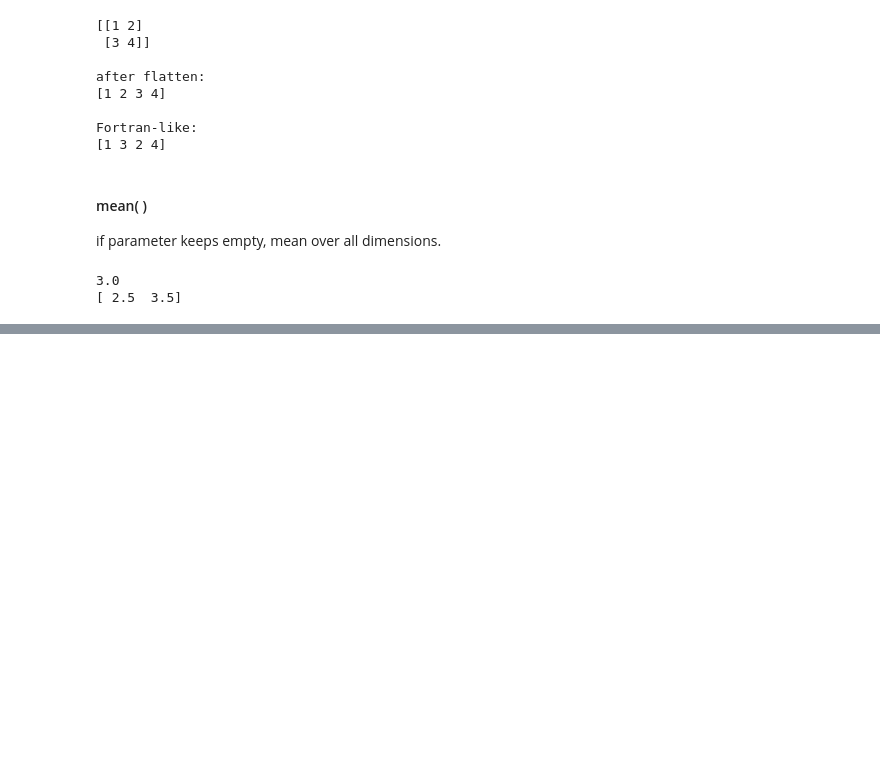
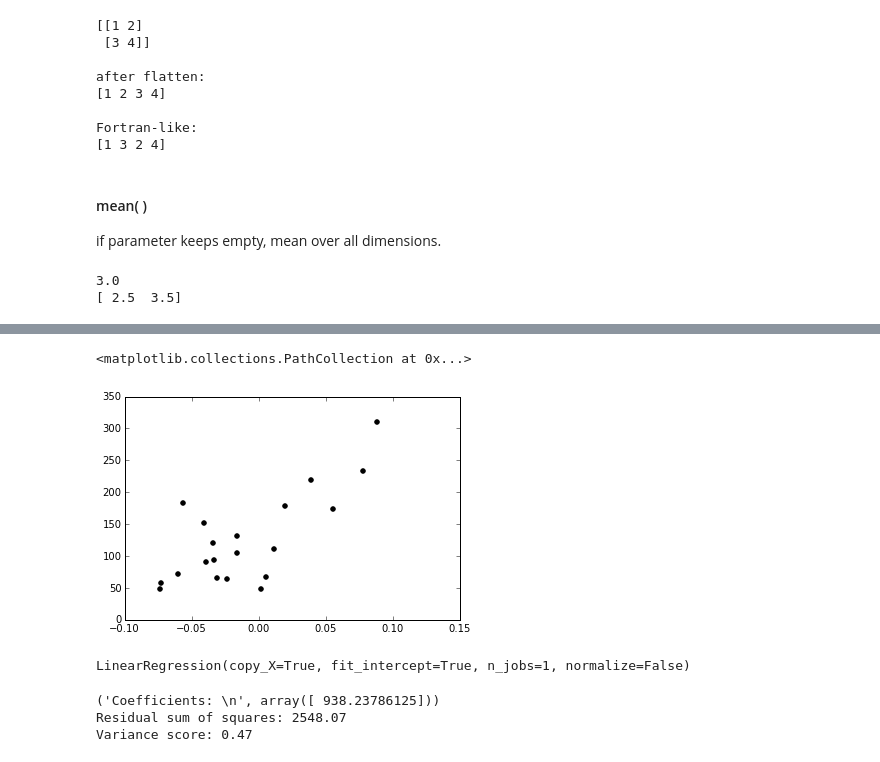
Before and after one commit to Yafei777/Climate-Downscaling, a Jupyter notebook: python-LearningWithLearning.ipynb, the cells around one changed output, grey strips where cells are left out. Saved outputs shown, nothing was run; the diff lists cells and outputs as text; code cells hidden in the pictures; blank space fills up the shorter version.

```diff
--- a/python-LearningWithLearning.ipynb
+++ b/python-LearningWithLearning.ipynb
@@ -170,0 +117,5 @@ f = open('testfile.txt')
+# %%
+plt.scatter(diabetes_X_test, diabetes_y_test,  color='black')
+# %% [output]
+<matplotlib.collections.PathCollection at 0x...>
+[figure, added]
@@ -170,0 +125,17 @@ f = open('testfile.txt')
+# %%
+# Train the model using the training sets
+regr.fit(diabetes_X_train, diabetes_y_train)
+# %% [output]
+LinearRegression(copy_X=True, fit_intercept=True, n_jobs=1, normalize=False)
+# %%
+# The coefficients
+print('Coefficients: \n', regr.coef_)
+# The mean square error
+print("Residual sum of squares: %.2f"
+      % np.mean((regr.predict(diabetes_X_test) - diabetes_y_test) ** 2))
+# Explained variance score: 1 is perfect prediction
+print('Variance score: %.2f' % regr.score(diabetes_X_test, diabetes_y_test))
+# %% [output]
+('Coefficients: \n', array([ 938.23786125]))
+Residual sum of squares: 2548.07
+Variance score: 0.47
```
Also changed, not shown: parts of 41 cells of this notebook, 3 other files.
